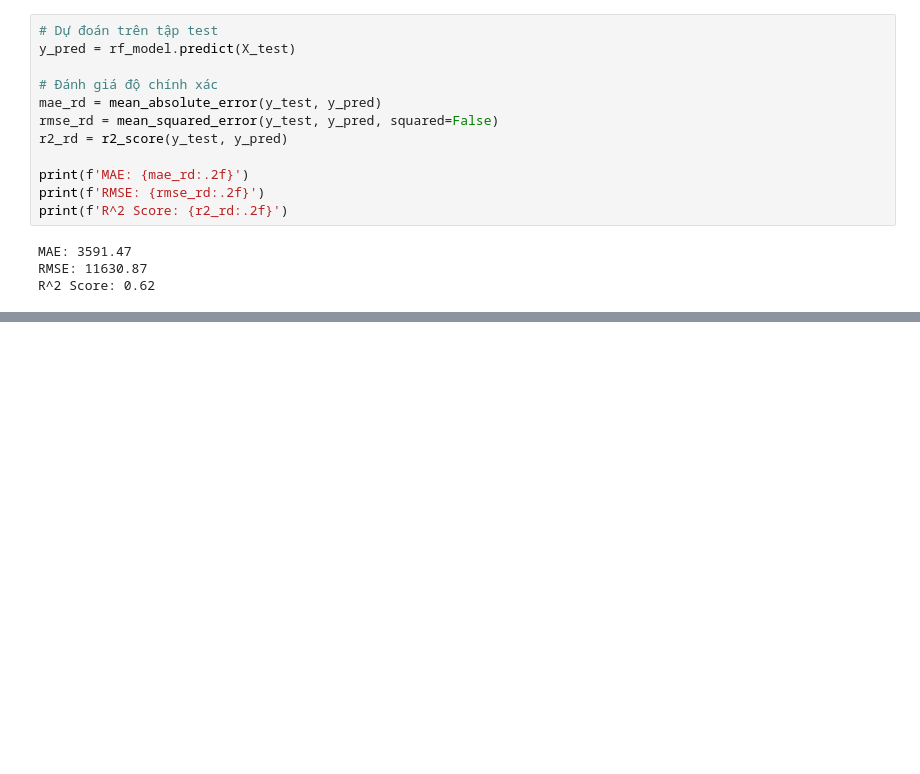
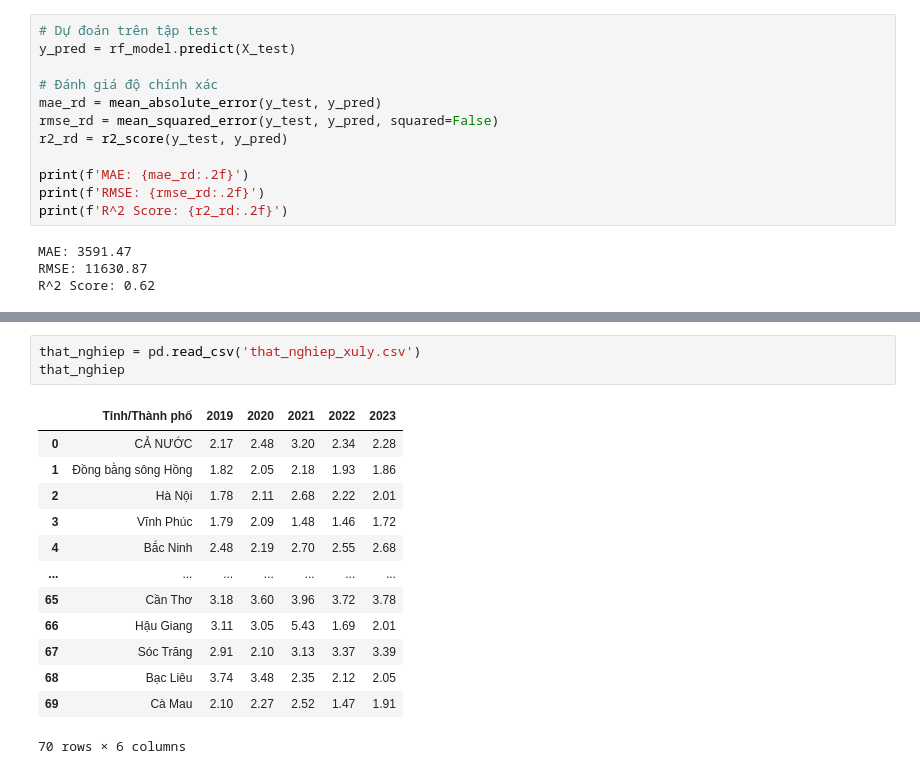
Before and after one commit to honguyenhoangphat/Thuthap_Tien_XuLyDuLieu, a Jupyter notebook: DoAnCuoiKy/Doanh thu du lịch.ipynb, the cells around one changed output, grey strips where cells are left out. Cells and saved outputs as stored; diff of their text form; blank space fills up the shorter version.

```diff
--- a/DoAnCuoiKy/Doanh thu du lịch.ipynb
+++ b/DoAnCuoiKy/Doanh thu du lịch.ipynb
@@ -207,0 +226,17 @@ R^2 Score: 0.62
+# %%
+that_nghiep = pd.read_csv('that_nghiep_xuly.csv')
+that_nghiep
+# %% [output]
+|  | Tỉnh/Thành phố | 2019 | 2020 | 2021 | 2022 | 2023 |
+| 0 | CẢ NƯỚC | 2.17 | 2.48 | 3.20 | 2.34 | 2.28 |
+| 1 | Đồng bằng sông Hồng | 1.82 | 2.05 | 2.18 | 1.93 | 1.86 |
+| 2 | Hà Nội | 1.78 | 2.11 | 2.68 | 2.22 | 2.01 |
+| 3 | Vĩnh Phúc | 1.79 | 2.09 | 1.48 | 1.46 | 1.72 |
+| 4 | Bắc Ninh | 2.48 | 2.19 | 2.70 | 2.55 | 2.68 |
+| ... | ... | ... | ... | ... | ... | ... |
+| 65 | Cần Thơ | 3.18 | 3.60 | 3.96 | 3.72 | 3.78 |
+| 66 | Hậu Giang | 3.11 | 3.05 | 5.43 | 1.69 | 2.01 |
+| 67 | Sóc Trăng | 2.91 | 2.10 | 3.13 | 3.37 | 3.39 |
+| 68 | Bạc Liêu | 3.74 | 3.48 | 2.35 | 2.12 | 2.05 |
+| 69 | Cà Mau | 2.10 | 2.27 | 2.52 | 1.47 | 1.91 |
+70 rows × 6 columns
```
Also changed, not shown: parts of 3 cells of this notebook.
